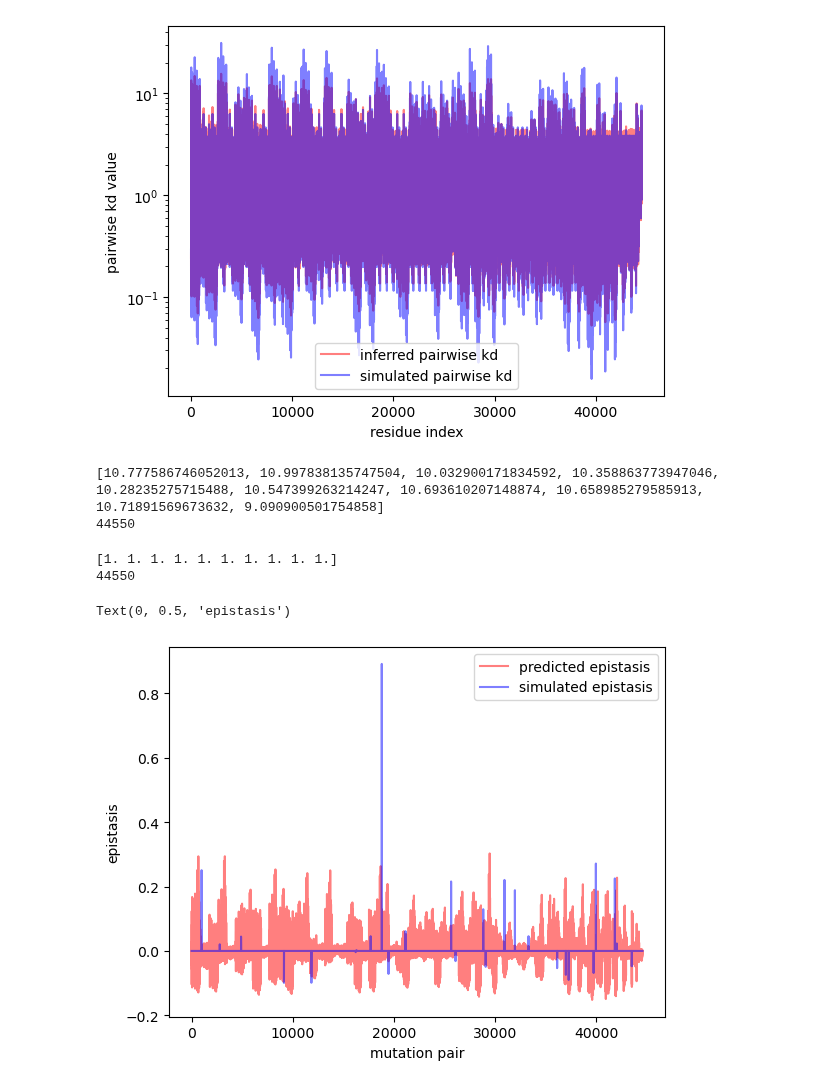
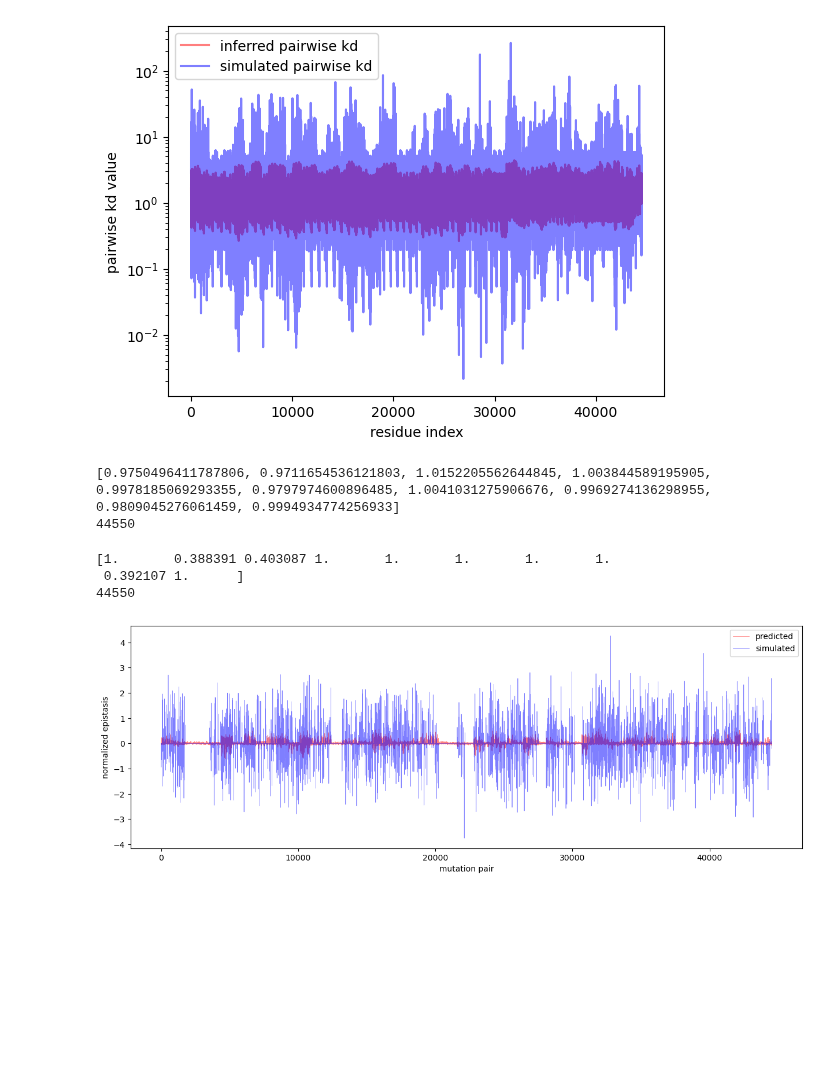
Before and after one commit to JoshuaGensel/MIME_ML, a Jupyter notebook: src/testingExpCond.ipynb, the cells around one changed output. Saved outputs shown, nothing was run; the diff lists cells and outputs as text; code cells hidden in the pictures; blank space fills up the shorter version.

```diff
--- a/src/testingExpCond.ipynb
+++ b/src/testingExpCond.ipynb
@@ -8,10 +8,10 @@ from tqdm import tqdm
 import json
 # %%
 #set path to simulation data
-simulation_path = "/mnt/d/data/MIME_data/simData/dmMIME/highSpecies/experimentalConditions"
+simulation_path = "/mnt/d/data/MIME_data/simData/dmMIME/highSpecies/expConditions"
 # %%
 #set training parameters
-training_path = simulation_path+'/data2/trainingData.txt'
+training_path = simulation_path+'/data/trainingData.txt'
 epochs = 20
 learning_rate = 0.00001
 batch_size = 2**11
@@ -320,6 +331,6 @@ plt.show()
 # %%
 #lineplot of pairwise predictions
-sns.lineplot(x=np.arange(0, len(predictionsPairwise)), y=2**(2.12*np.log2(pairwisePredictedKds)+0.38), label='inferred pairwise kd', color='red', alpha=0.5)
+sns.lineplot(x=np.arange(0, len(predictionsPairwise)), y=predictionsPairwise, label='inferred pairwise kd', color='red', alpha=0.5)
 #lineplot of pairwise kd values
 sns.lineplot(x=np.arange(0, len(kdsPairwise)), y=kdsPairwise, label='simulated pairwise kd', color='blue', alpha=0.5)
 plt.xlabel('residue index')
@@ -329,14 +340,14 @@ plt.yscale('log')
 plt.legend()
 plt.show()
 # %% [output]
-[figure, old version]
+[figure, new version]
 # %%
 input_size = len(open(training_path).readline().split(' ')) - 1
-epistasisPairwise = MIMENet.inferEpistasis(model, input_size, singleKdCoefficient=2.04, singleKdIntercept=0.41, pairKdCoefficient=2.12, pairKdIntercept=0.38)
+epistasisPairwise = MIMENet.inferEpistasis(model, input_size)
 print(epistasisPairwise[0:10])
 print(len(epistasisPairwise))
 # %% [output]
-[10.777586746052013, 10.997838135747504, 10.032900171834592, 10.358863773947046, 10.28235275715488, 10.547399263214247, 10.693610207148874, 10.658985279585913, 10.71891569673632, 9.090900501754858]
+[0.9750496411787806, 0.9711654536121803, 1.0152205562644845, 1.003844589195905, 0.9978185069293355, 0.9797974600896485, 1.0041031275906676, 0.9969274136298955, 0.9809045276061459, 0.9994934774256933]
 44550
 # %%
 #load pairwise epistasis values
@@ -344,26 +355,34 @@ epistasisPairwiseSim = np.loadtxt(simulation_path+'/secondFromProt1/prot1/pairwi
 print(epistasisPairwiseSim[0:10])
 print(len(epistasisPairwiseSim))
 # %% [output]
-[1. 1. 1. 1. 1. 1. 1. 1. 1. 1.]
+[1.       0.388391 0.403087 1.       1.       1.       1.       1.
+ 0.392107 1.      ]
 44550
 # %%
 #log transform epistasis values
 epistasisPairwiseLog = np.log(epistasisPairwise)
 epistasisPairwiseSimLog = np.log(epistasisPairwiseSim)
 
 #normalize predictions and simulated epistasis values
 epistasisPairwiseNorm = ((epistasisPairwise - np.mean(epistasisPairwise))/np.max(epistasisPairwise))
 epistasisPairwiseSimNorm = ((epistasisPairwiseSim - np.mean(epistasisPairwiseSim))/np.max(epistasisPairwiseSim))
 
+#normalize log transformed predictions and simulated epistasis values
+epistasisPairwiseLogNorm = ((epistasisPairwiseLog - np.mean(epistasisPairwiseLog))/np.max(epistasisPairwiseLog))
+epistasisPairwiseSimLogNorm = ((epistasisPairwiseSimLog - np.mean(epistasisPairwiseSimLog))/np.max(epistasisPairwiseSimLog))
+
 #center predictions and simulated epistasis values
 epistasisPairwiseCenter = (epistasisPairwise - np.mean(epistasisPairwise))
 epistasisPairwiseSimCenter = (epistasisPairwiseSim - np.mean(epistasisPairwiseSim))
 
 #lineplot of z score predictions
-sns.lineplot(x=np.arange(0, len(epistasisPairwise)), y=epistasisPairwiseNorm, label='predicted epistasis', color='red', alpha=0.5)
-sns.lineplot(x=np.arange(0, len(epistasisPairwiseSim)), y=epistasisPairwiseSimNorm, label='simulated epistasis', color='blue', alpha=0.5)
+sns.lineplot(x=np.arange(0, len(epistasisPairwise)), y=epistasisPairwiseLog, label='predicted', color='red', alpha=0.5, linewidth=.5)
+sns.lineplot(x=np.arange(0, len(epistasisPairwiseSim)), y=epistasisPairwiseSimLog, label='simulated', color='blue', alpha=0.5, linewidth=.5)
 plt.xlabel('mutation pair')
-plt.ylabel('epistasis')
+plt.ylabel('normalized epistasis')
+#increase fig size
+plt.gcf().set_size_inches(15, 5)
+#limit y axis
+#plt.ylim(-.7, .7)
 # %% [output]
-Text(0, 0.5, 'epistasis')
-[figure, old version]
+[figure, new version]
```
Also changed, not shown: parts of 24 cells of this notebook, 5 other files.
